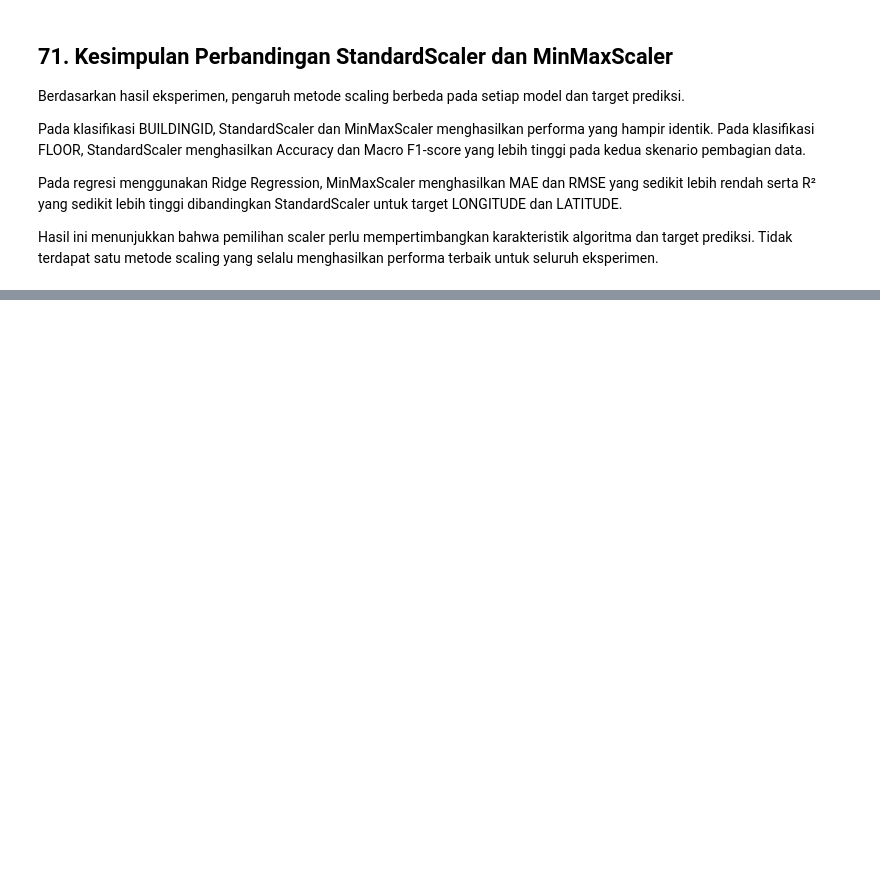
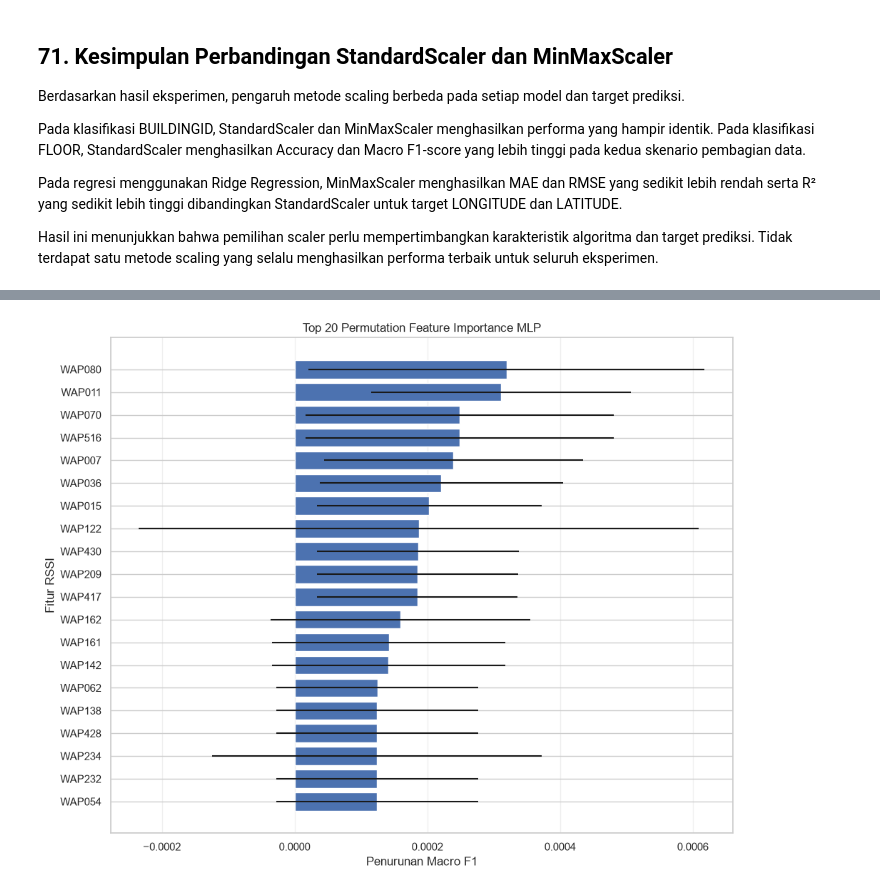
Before and after one commit to Fadhlrahman/TUBES-DEEP-LEARNING, a Jupyter notebook: telco.ipynb, the cells around one changed output, grey strips where cells are left out. Cells and saved outputs as stored; diff of their text form; code cells hidden in the pictures; blank space fills up the shorter version.

```diff
--- a/telco.ipynb
+++ b/telco.ipynb
@@ -3984,0 +4003,22 @@ Hasil ini menunjukkan bahwa pemilihan scaler perlu mempertimbangkan karakteristi
+# %%
+# Import library MLP / ANN
+
+import tensorflow as tf
+
+from tensorflow.keras.models import Sequential
+from tensorflow.keras.layers import Dense, Dropout, Input
+from tensorflow.keras.optimizers import Adam
+from tensorflow.keras.callbacks import EarlyStopping
+
+from sklearn.model_selection import train_test_split
+from sklearn.preprocessing import StandardScaler
+
+# Konfigurasi random state
+RANDOM_STATE = 42
+
+np.random.seed(RANDOM_STATE)
+tf.keras.utils.set_random_seed(RANDOM_STATE)
+
+print("TensorFlow version:", tf.__version__)
+print("Random state:", RANDOM_STATE)
+print("Library MLP/ANN berhasil diimpor.")
@@ -3984,0 +5063,23 @@ Hasil ini menunjukkan bahwa pemilihan scaler perlu mempertimbangkan karakteristi
+# %%
+# VISUALISASI TOP 20 FITUR
+top_features = permutation_importance_mlp.head(20).sort_values(
+    "Importance Mean",
+    ascending=True
+)
+
+plt.figure(figsize=(10, 8))
+
+plt.barh(
+    top_features["Feature"],
+    top_features["Importance Mean"],
+    xerr=top_features["Importance Std"]
+)
+
+plt.xlabel("Penurunan Macro F1")
+plt.ylabel("Fitur RSSI")
+plt.title("Top 20 Permutation Feature Importance MLP")
+plt.grid(axis="x", alpha=0.3)
+plt.tight_layout()
+plt.show()
+# %% [output]
+[figure, added]
```
Also changed, not shown: parts of 64 cells of this notebook.
